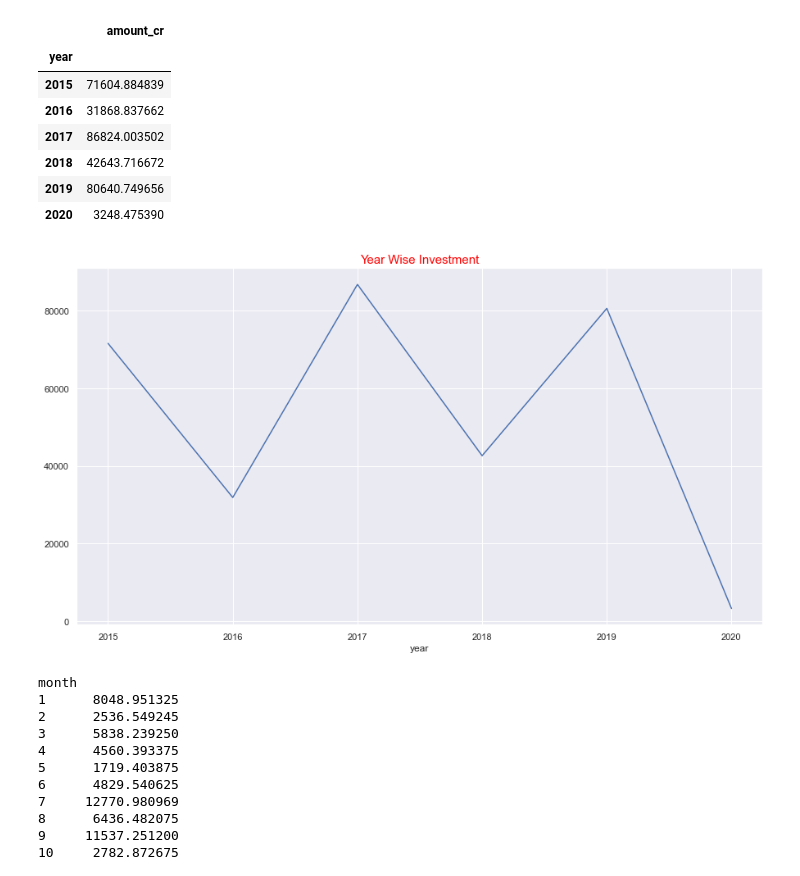
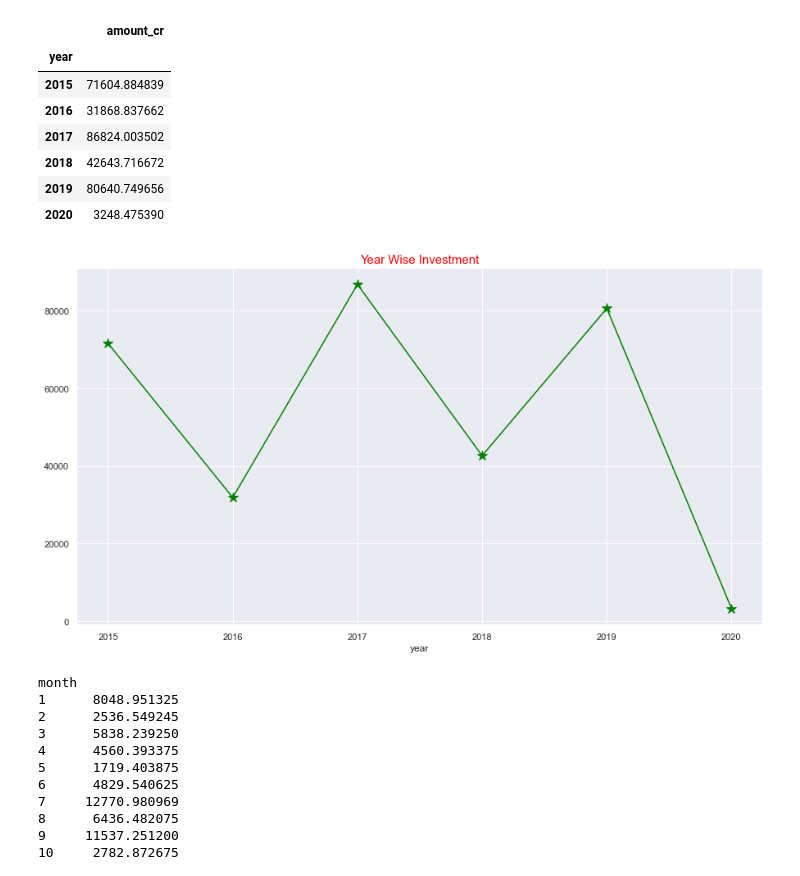
Before and after one commit to Himalmevada/EDA, a Jupyter notebook: startup_funding/EDA_startup_funding.ipynb, the cells around one changed output. Drawn from its saved outputs; the diff is of its cells as text; code cells hidden in the pictures.

```diff
--- a/startup_funding/EDA_startup_funding.ipynb
+++ b/startup_funding/EDA_startup_funding.ipynb
@@ -851,15 +833,15 @@ df_copy.groupby("year").sum()
 # %%
 # Define : Year wise investment using line chart.
 # Code
-df_copy.groupby("year")["amount_cr"].sum().plot()
+df_copy.groupby("year")["amount_cr"].sum().plot(c="green",marker="*",ms=12)
 plt.gcf().set_size_inches(15, 8)
 plt.title("Year Wise Investment",fontdict={"fontsize":15,"color":"red"})
 plt.show()
 
 # Summary :
-# In 2017 we have highest investment around 86000 cr and as time goes the number of investment getting reduced to 3248 cr in 2020.
+# In 2017 investors have highest investment around 86000 cr and as time goes the number of investment getting reduced to 3248 cr in 2020.
 # %% [output]
-[figure, old version]
+[figure, new version]
 # %%
 df_copy["month"] = df_copy["date"].dt.month
 # %%
```
Also changed, not shown: parts of 11 cells of this notebook.
